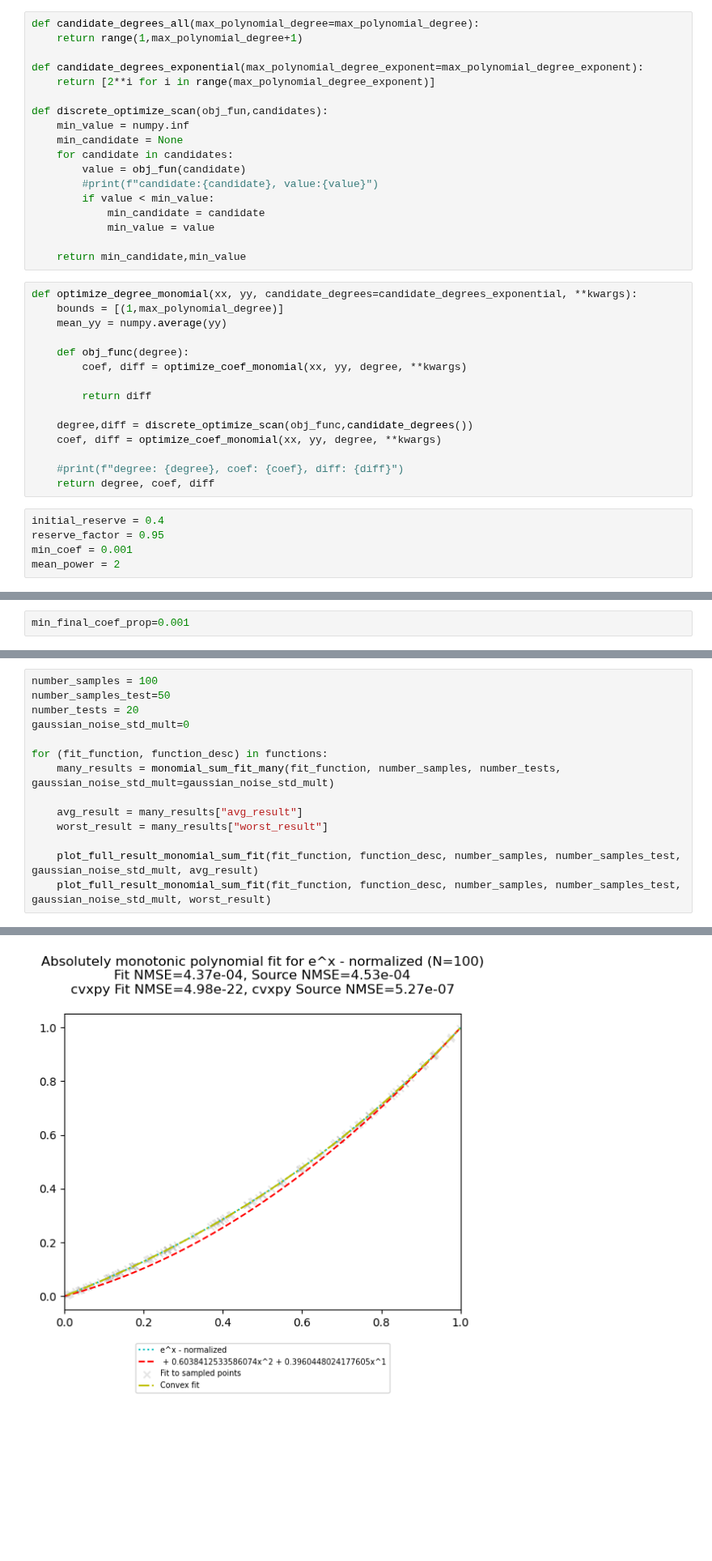
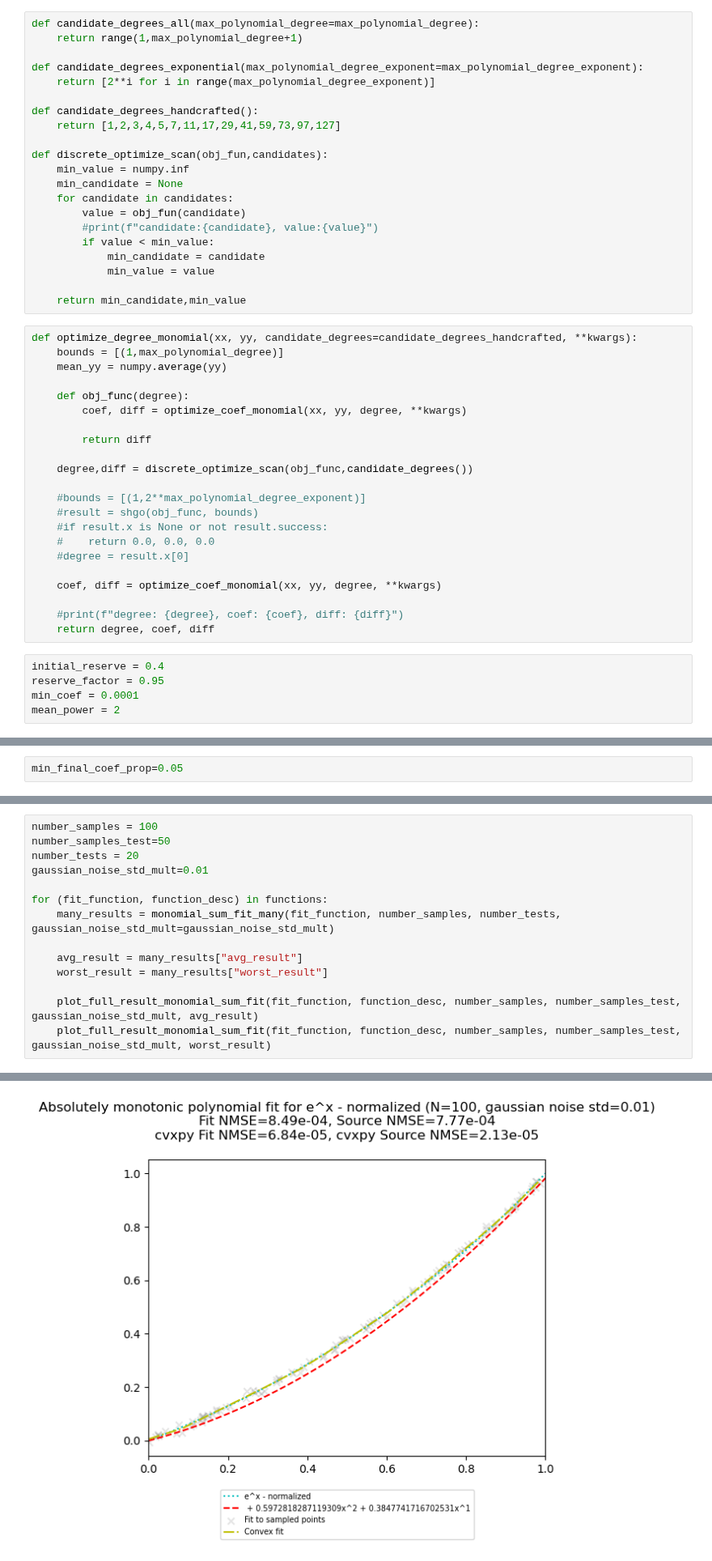
Before and after one commit to Undeceiver/AbsolutelyMonotonicFitting, a Jupyter notebook: absolutely_monotonic_fit.ipynb, the cells around one changed output, grey strips where cells are left out. Shown at 81% size. Cells and saved outputs as stored; diff of their text form; blank space fills up the shorter version.

```diff
--- a/absolutely_monotonic_fit.ipynb
+++ b/absolutely_monotonic_fit.ipynb
@@ -186,6 +186,9 @@ def candidate_degrees_all(max_polynomial_degree=max_polynomial_degree):
 
 def candidate_degrees_exponential(max_polynomial_degree_exponent=max_polynomial_degree_exponent):
     return [2**i for i in range(max_polynomial_degree_exponent)]
+
+def candidate_degrees_handcrafted():
+    return [1,2,3,4,5,7,11,17,29,41,59,73,97,127]
 
 def discrete_optimize_scan(obj_fun,candidates):
     min_value = numpy.inf
@@ -199,7 +202,7 @@ def discrete_optimize_scan(obj_fun,candidates):
 
     return min_candidate,min_value
 # %%
-def optimize_degree_monomial(xx, yy, candidate_degrees=candidate_degrees_exponential, **kwargs):
+def optimize_degree_monomial(xx, yy, candidate_degrees=candidate_degrees_handcrafted, **kwargs):
     bounds = [(1,max_polynomial_degree)]
     mean_yy = numpy.average(yy)
 
@@ -209,6 +212,13 @@ def optimize_degree_monomial(xx, yy, candidate_degrees=candidate_degrees_exponen
         return diff
 
     degree,diff = discrete_optimize_scan(obj_func,candidate_degrees())
+
+    #bounds = [(1,2**max_polynomial_degree_exponent)]
+    #result = shgo(obj_func, bounds)
+    #if result.x is None or not result.success:
+    #    return 0.0, 0.0, 0.0
+    #degree = result.x[0]
+
     coef, diff = optimize_coef_monomial(xx, yy, degree, **kwargs)
 
     #print(f"degree: {degree}, coef: {coef}, diff: {diff}")
@@ -216,7 +226,7 @@ def optimize_degree_monomial(xx, yy, candidate_degrees=candidate_degrees_exponen
 # %%
 initial_reserve = 0.4
 reserve_factor = 0.95
-min_coef = 0.001
+min_coef = 0.0001
 mean_power = 2
 # %%
 def decompose_monomial_sum(xx, yy, initial_reserve = initial_reserve, reserve_factor = reserve_factor, mean_power=mean_power, min_coef=min_coef, **kwargs):
@@ -256,7 +266,7 @@ def monomial_sum_str(params):
 
     return result
 # %%
-min_final_coef_prop=0.001
+min_final_coef_prop=0.05
 # %%
 def filter_monomial_sum(sum_dict,min_final_coef_prop=min_final_coef_prop):
     max_coef = 0.0
@@ -599,18 +609,18 @@ functions = [(f1,f1_desc),(f2,f2_desc),(f3,f3_desc),(f4,f4_desc),(f5,f5_desc),(f
 # %%
 number_samples = 100
 number_samples_test=50
 number_tests = 20
-gaussian_noise_std_mult=0
+gaussian_noise_std_mult=0.01
 
 for (fit_function, function_desc) in functions:
     many_results = monomial_sum_fit_many(fit_function, number_samples, number_tests, gaussian_noise_std_mult=gaussian_noise_std_mult)
 
     avg_result = many_results["avg_result"]
     worst_result = many_results["worst_result"]
 
     plot_full_result_monomial_sum_fit(fit_function, function_desc, number_samples, number_samples_test, gaussian_noise_std_mult, avg_result)
     plot_full_result_monomial_sum_fit(fit_function, function_desc, number_samples, number_samples_test, gaussian_noise_std_mult, worst_result)
 # %% [output]
 10 tests completed
 20 tests completed
-[figure, old version]
+[figure, new version]
```
Also changed, not shown: parts of 2 cells of this notebook.
